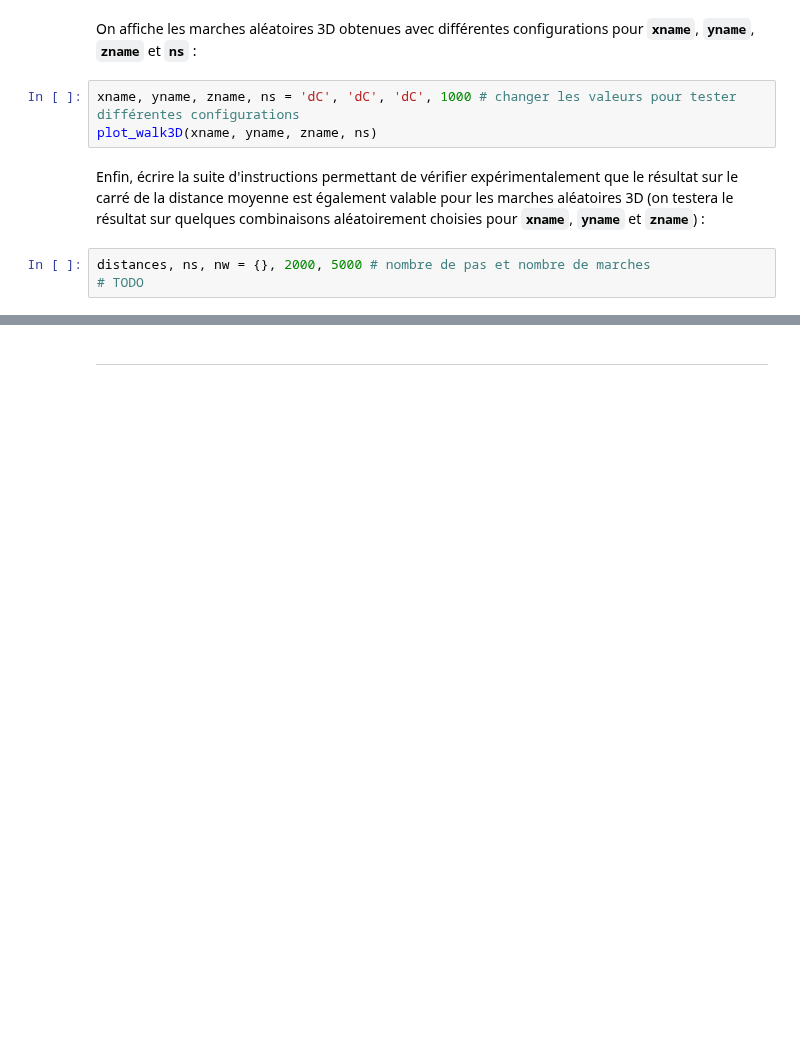
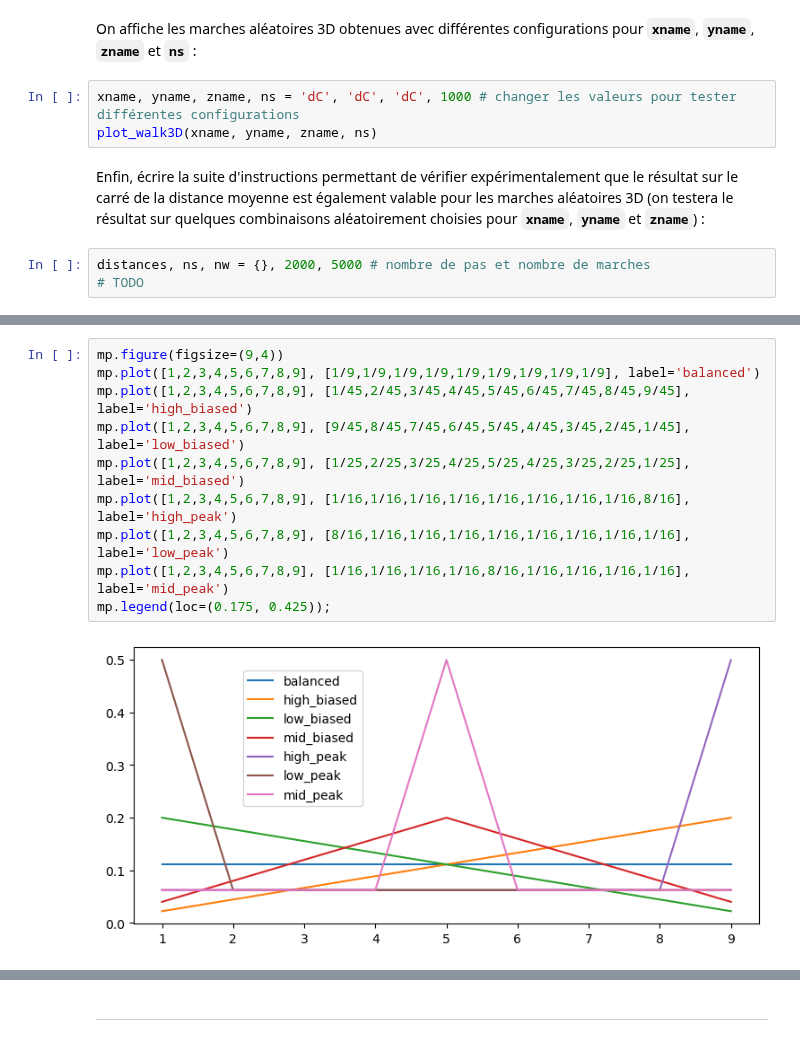
Before and after one commit to mas-outinfo/outinfo, a Jupyter notebook: E-Matplotlib.ipynb, the cells around one changed output, grey strips where cells are left out. Drawn from its saved outputs; the diff is of its cells as text; blank space fills up the shorter version.

```diff
--- a/E-Matplotlib.ipynb
+++ b/E-Matplotlib.ipynb
@@ -268,0 +418,12 @@ distances, ns, nw = {}, 2000, 5000 # nombre de pas et nombre de marches
+# %%
+mp.figure(figsize=(9,4))
+mp.plot([1,2,3,4,5,6,7,8,9], [1/9,1/9,1/9,1/9,1/9,1/9,1/9,1/9,1/9], label='balanced')
+mp.plot([1,2,3,4,5,6,7,8,9], [1/45,2/45,3/45,4/45,5/45,6/45,7/45,8/45,9/45], label='high_biased')
+mp.plot([1,2,3,4,5,6,7,8,9], [9/45,8/45,7/45,6/45,5/45,4/45,3/45,2/45,1/45], label='low_biased')
+mp.plot([1,2,3,4,5,6,7,8,9], [1/25,2/25,3/25,4/25,5/25,4/25,3/25,2/25,1/25], label='mid_biased')
+mp.plot([1,2,3,4,5,6,7,8,9], [1/16,1/16,1/16,1/16,1/16,1/16,1/16,1/16,8/16], label='high_peak')
+mp.plot([1,2,3,4,5,6,7,8,9], [8/16,1/16,1/16,1/16,1/16,1/16,1/16,1/16,1/16], label='low_peak')
+mp.plot([1,2,3,4,5,6,7,8,9], [1/16,1/16,1/16,1/16,8/16,1/16,1/16,1/16,1/16], label='mid_peak')
+mp.legend(loc=(0.175, 0.425));
+# %% [output]
+[figure, added]
```
Also changed, not shown: parts of 55 cells of this notebook.
